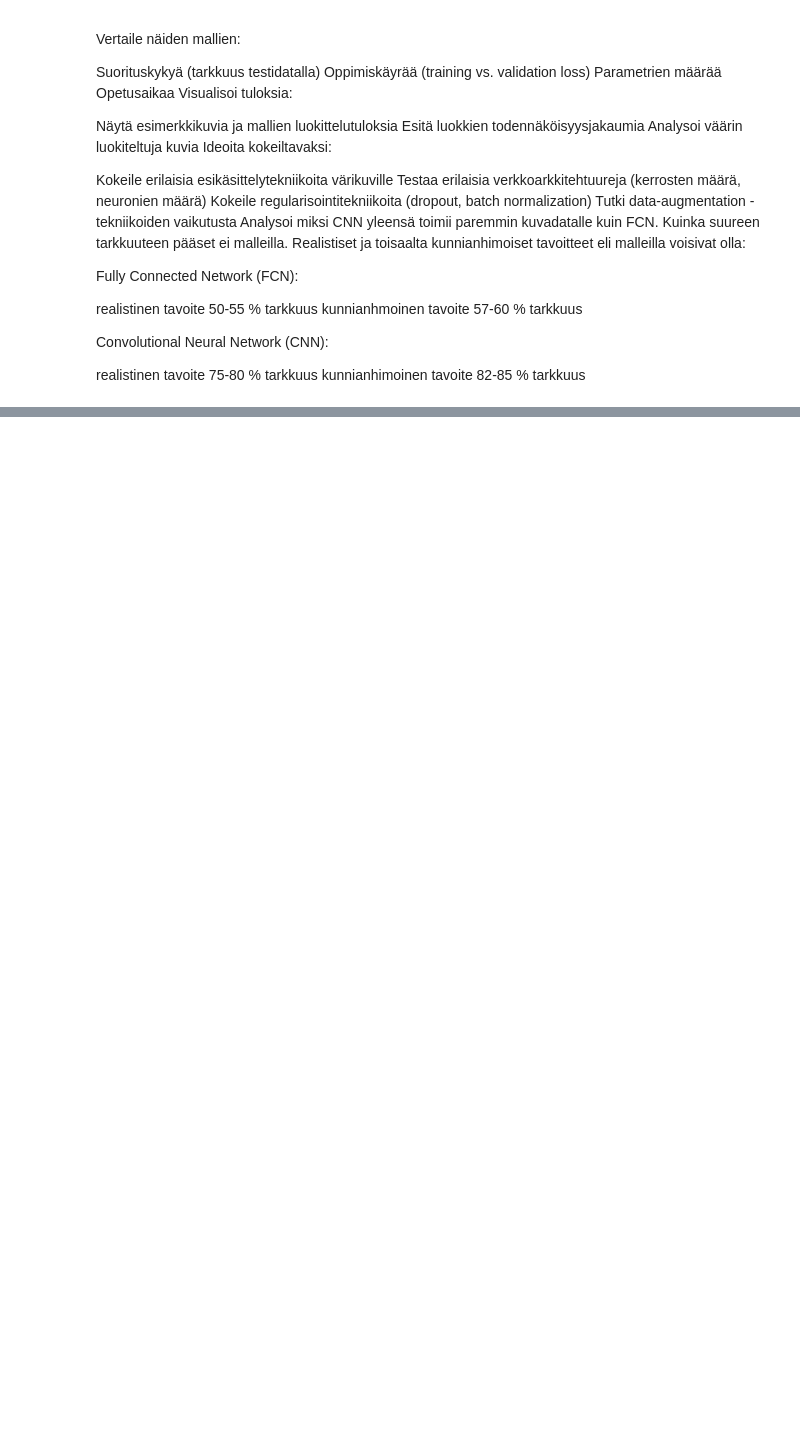
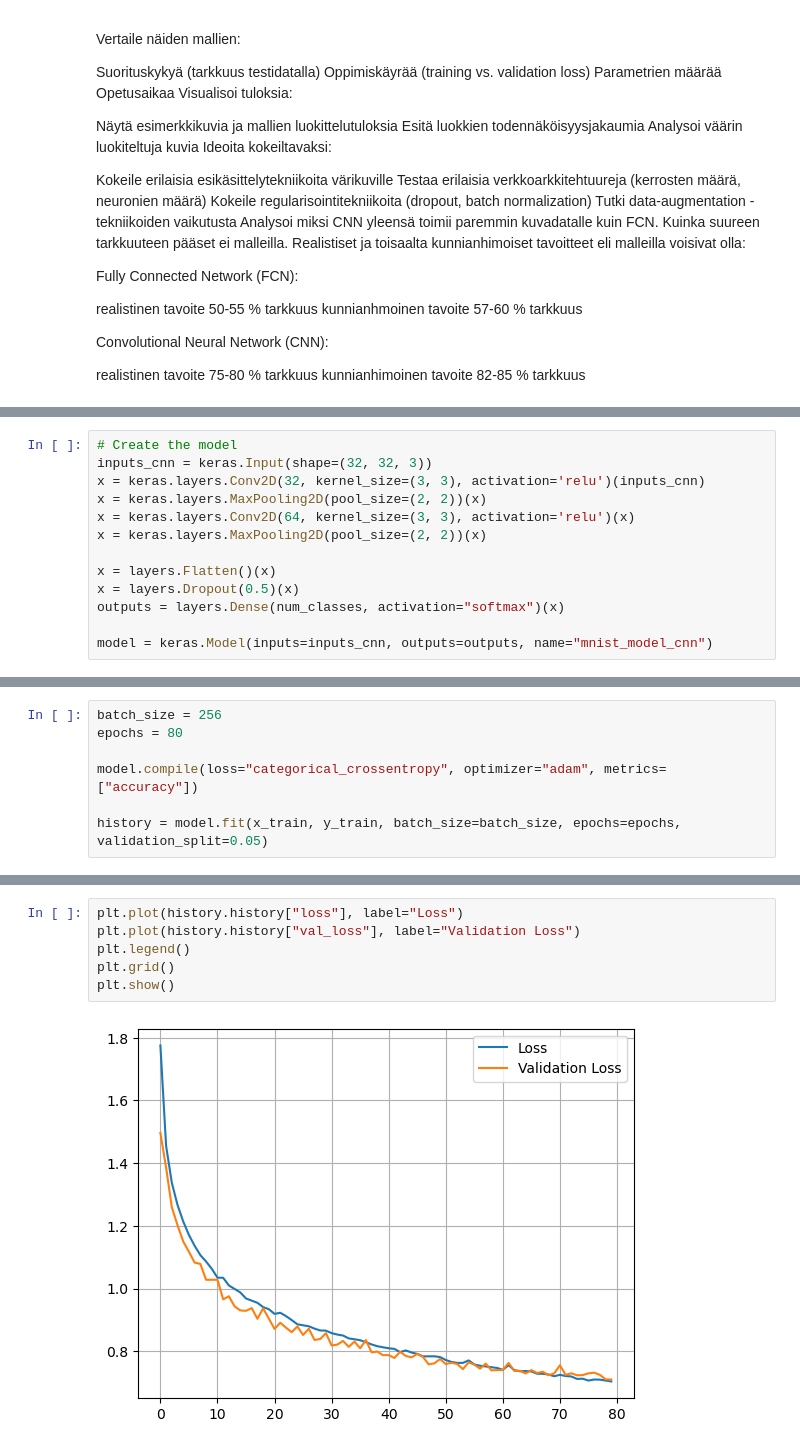
Before and after one commit to Islake/Neuroverkkoprojekti, a Jupyter notebook: CIFAR-10 luokittelu.ipynb, the cells around one changed output, grey strips where cells are left out. Saved outputs shown, nothing was run; the diff lists cells and outputs as text; blank space fills up the shorter version.

```diff
--- a/CIFAR-10 luokittelu.ipynb
+++ b/CIFAR-10 luokittelu.ipynb
@@ -89,0 +218,13 @@ CNN
+# %%
+# Create the model
+inputs_cnn = keras.Input(shape=(32, 32, 3))
+x = keras.layers.Conv2D(32, kernel_size=(3, 3), activation='relu')(inputs_cnn)
+x = keras.layers.MaxPooling2D(pool_size=(2, 2))(x)
+x = keras.layers.Conv2D(64, kernel_size=(3, 3), activation='relu')(x)
+x = keras.layers.MaxPooling2D(pool_size=(2, 2))(x)
+
+x = layers.Flatten()(x)
+x = layers.Dropout(0.5)(x)
+outputs = layers.Dense(num_classes, activation="softmax")(x)
+
+model = keras.Model(inputs=inputs_cnn, outputs=outputs, name="mnist_model_cnn")
@@ -89,0 +257,7 @@ CNN
+# %%
+batch_size = 256
+epochs = 80
+
+model.compile(loss="categorical_crossentropy", optimizer="adam", metrics=["accuracy"])
+
+history = model.fit(x_train, y_train, batch_size=batch_size, epochs=epochs, validation_split=0.05)
@@ -89,0 +282,8 @@ CNN
+# %%
+plt.plot(history.history["loss"], label="Loss")
+plt.plot(history.history["val_loss"], label="Validation Loss")
+plt.legend()
+plt.grid()
+plt.show()
+# %% [output]
+[figure, added]
```
Also changed, not shown: parts of 16 cells of this notebook.
